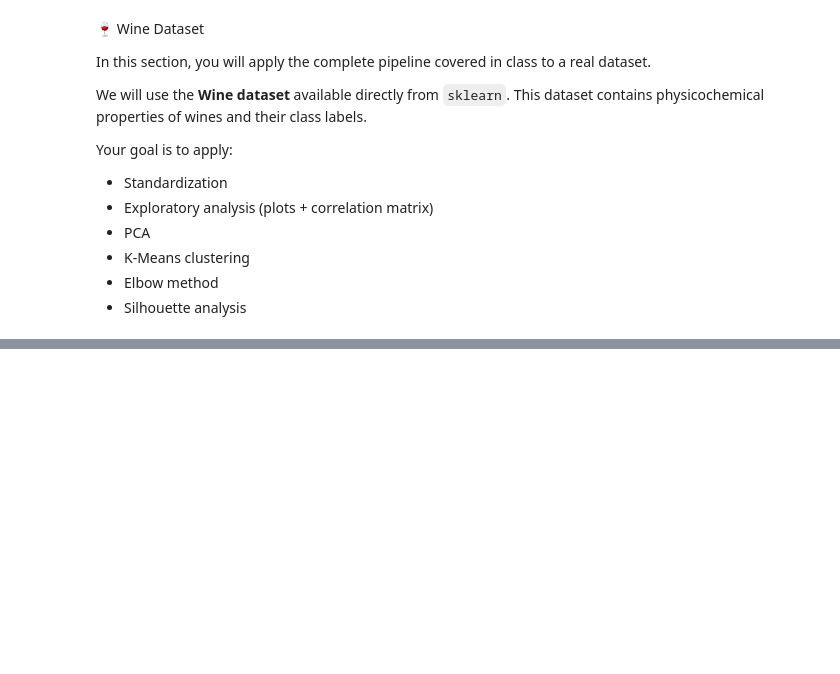
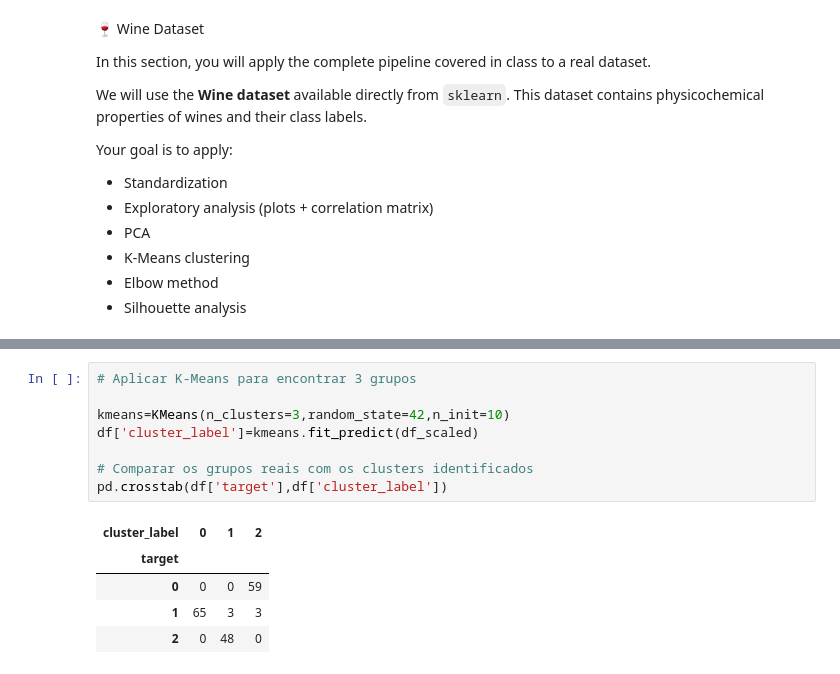
Before and after one commit to taveira60/universidade, a Jupyter notebook: 3ano/2semestre/ac/aula2/KMeans_PCA.ipynb, the cells around one changed output, grey strips where cells are left out. Drawn from its saved outputs; the diff is of its cells as text; blank space fills up the shorter version.

```diff
--- a/3ano/2semestre/ac/aula2/KMeans_PCA.ipynb
+++ b/3ano/2semestre/ac/aula2/KMeans_PCA.ipynb
@@ -1110,0 +1124,14 @@ df.head()
+# %%
+# Aplicar K-Means para encontrar 3 grupos
+
+kmeans=KMeans(n_clusters=3,random_state=42,n_init=10)
+df['cluster_label']=kmeans.fit_predict(df_scaled)
+
+# Comparar os grupos reais com os clusters identificados
+pd.crosstab(df['target'],df['cluster_label'])
+# %% [output]
+| cluster_label | 0 | 1 | 2 |
+| target |  |  |  |
+| 0 | 0 | 0 | 59 |
+| 1 | 65 | 3 | 3 |
+| 2 | 0 | 48 | 0 |
```
Also changed, not shown: parts of 10 cells of this notebook, 8 other files.
